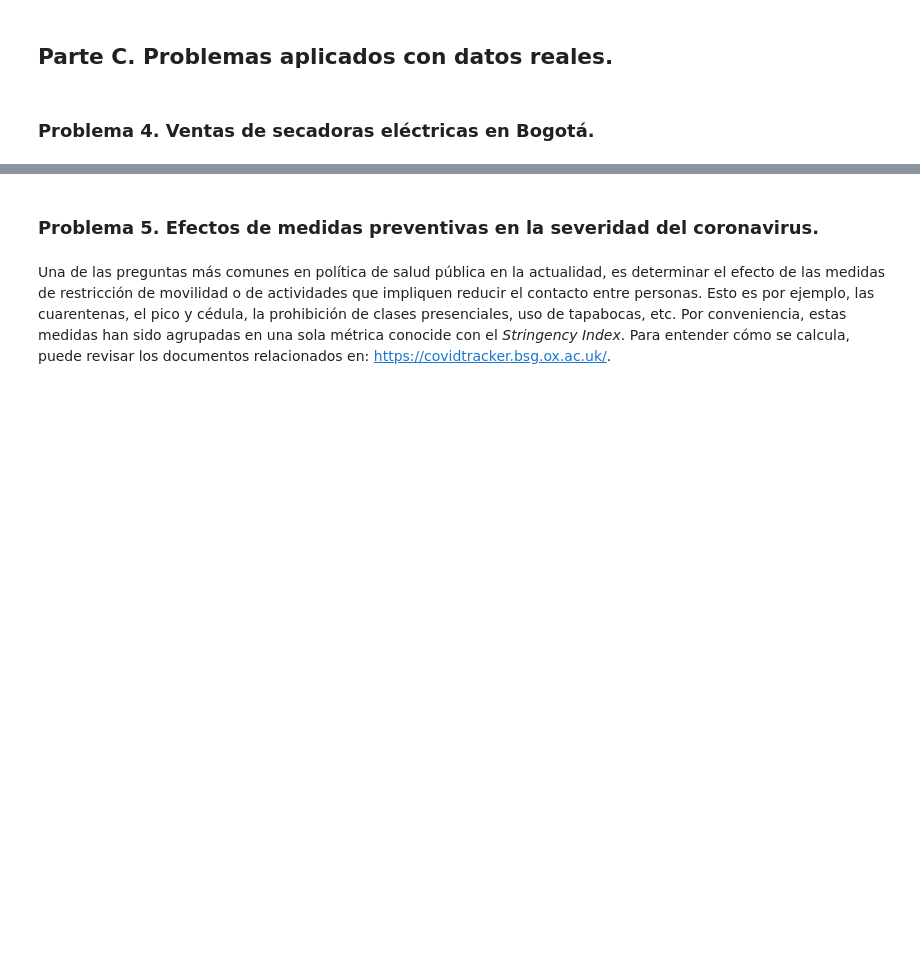
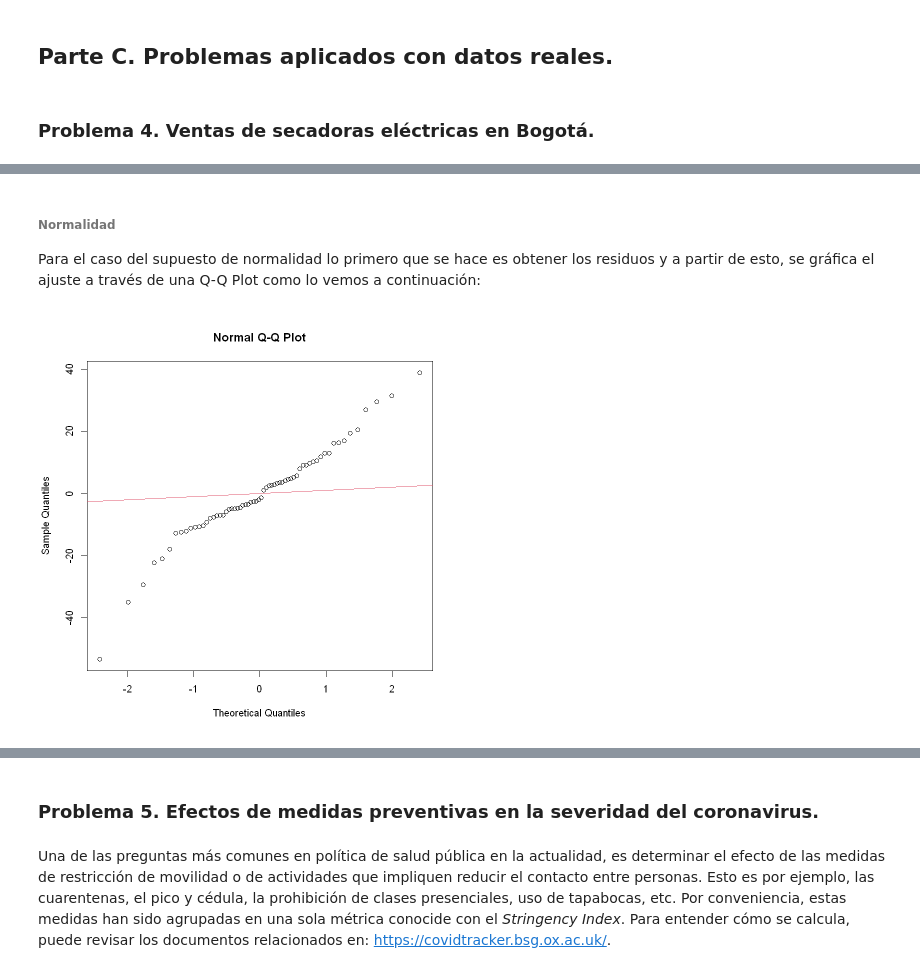
Before and after one commit to MantiMantilla/MEL-2022-2, a Jupyter notebook: Tareas/Tarea 3/Tarea 3.ipynb, the cells around one changed output, grey strips where cells are left out. Saved outputs shown, nothing was run; the diff lists cells and outputs as text; code cells hidden in the pictures; blank space fills up the shorter version.

```diff
--- a/Tareas/Tarea 3/Tarea 3.ipynb
+++ b/Tareas/Tarea 3/Tarea 3.ipynb
@@ -416,0 +423,18 @@ $$
+# %%
+library(readr)
+library(MASS)
+library(car)
+library(leaps)
+library(lmtest)
+
+secadoras <- read.table("Archivos/secadoras.txt", head = TRUE)
+head(secadoras)
+
+y <- secadoras$ventas
+precio <- secadoras$precio
+consumo <- secadoras$consumo
+publicidad <- secadoras$publicidad
+competencia <- secadoras$competencia
+
+modelo <- lm(y~precio+consumo+publicidad+competencia)
+summary(modelo)
@@ -416,0 +471,10 @@ $$
+# %% [markdown]
+###### Normalidad
+Para el caso del supuesto de normalidad lo primero que se hace es obtener los residuos y a partir de esto, se gráfica el ajuste a través de una Q-Q Plot como lo vemos a continuación:
+# %%
+#Normalidad
+residuos <- modelo$residuals
+qqnorm(residuos)
+abline(0,1,col=2)
+# %% [output]
+[figure, added]
```
Also changed, not shown: parts of 42 cells of this notebook, 1 other file.
